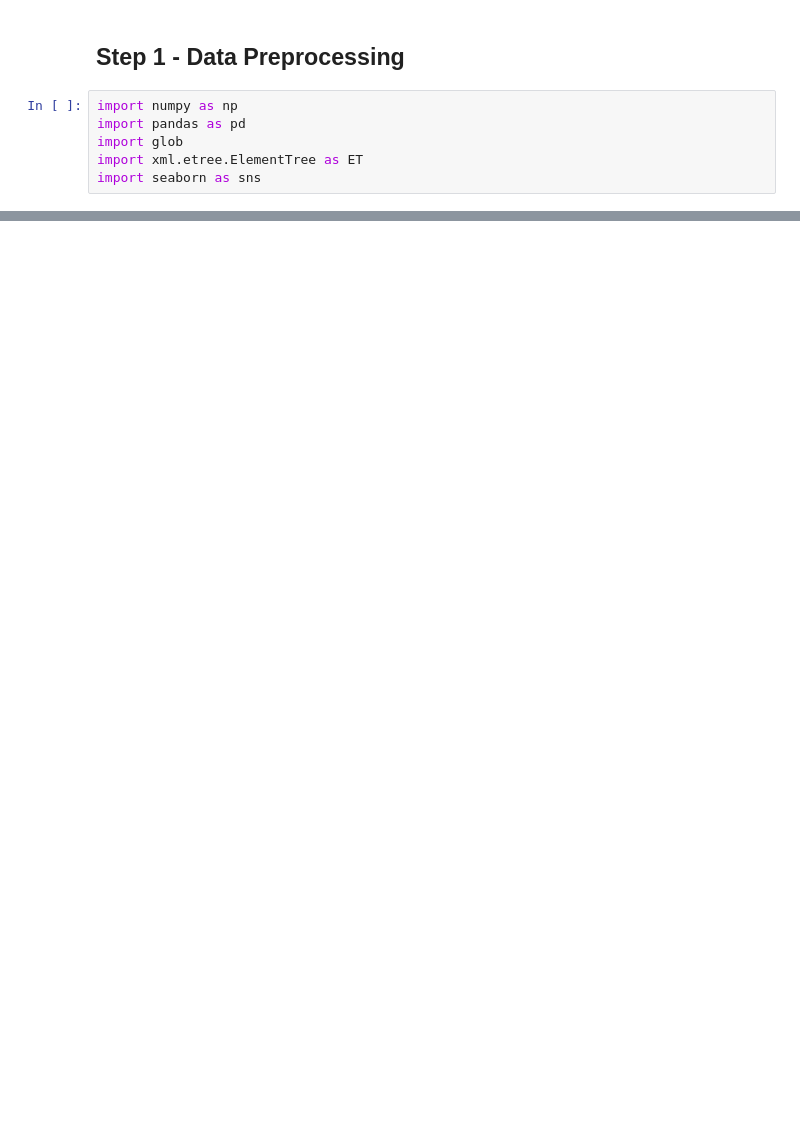
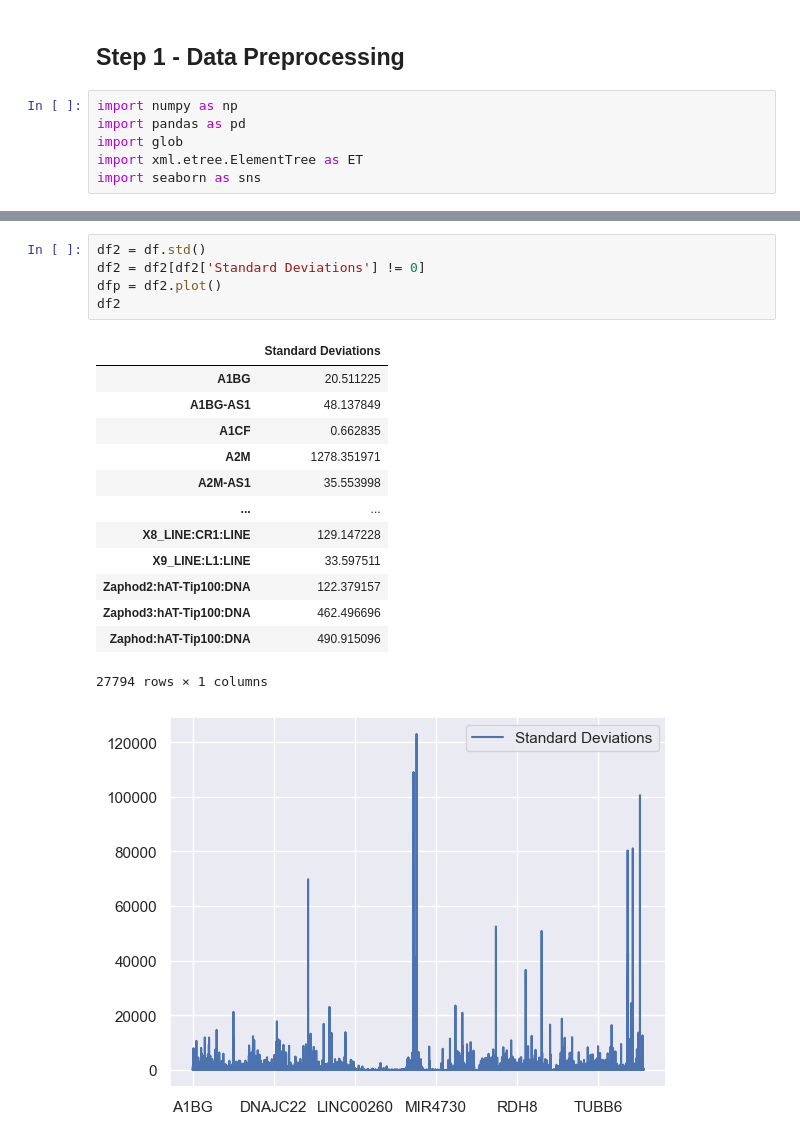
Before and after one commit to Martin-Masson/projet-ml-bioinfo, a Jupyter notebook: data_processing.ipynb, the cells around one changed output, grey strips where cells are left out. Drawn from its saved outputs; the diff is of its cells as text; blank space fills up the shorter version.

```diff
--- a/data_processing.ipynb
+++ b/data_processing.ipynb
@@ -138,0 +159,20 @@ sns.relplot(data=means, x="Genes", y="Means", kind="line")
+# %%
+df2 = df.std()
+df2 = df2[df2['Standard Deviations'] != 0]
+dfp = df2.plot()
+df2
+# %% [output]
+|  | Standard Deviations |
+| A1BG | 20.511225 |
+| A1BG-AS1 | 48.137849 |
+| A1CF | 0.662835 |
+| A2M | 1278.351971 |
+| A2M-AS1 | 35.553998 |
+| ... | ... |
+| X8_LINE:CR1:LINE | 129.147228 |
+| X9_LINE:L1:LINE | 33.597511 |
+| Zaphod2:hAT-Tip100:DNA | 122.379157 |
+| Zaphod3:hAT-Tip100:DNA | 462.496696 |
+| Zaphod:hAT-Tip100:DNA | 490.915096 |
+27794 rows × 1 columns
+[figure, added]
```
Also changed, not shown: parts of 4 cells of this notebook.
